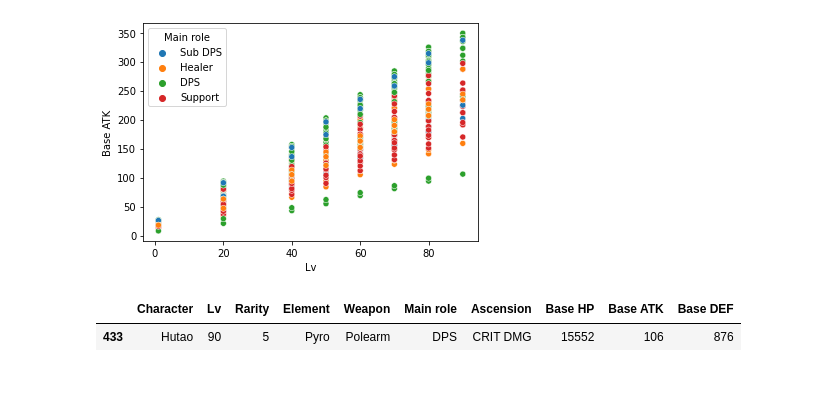
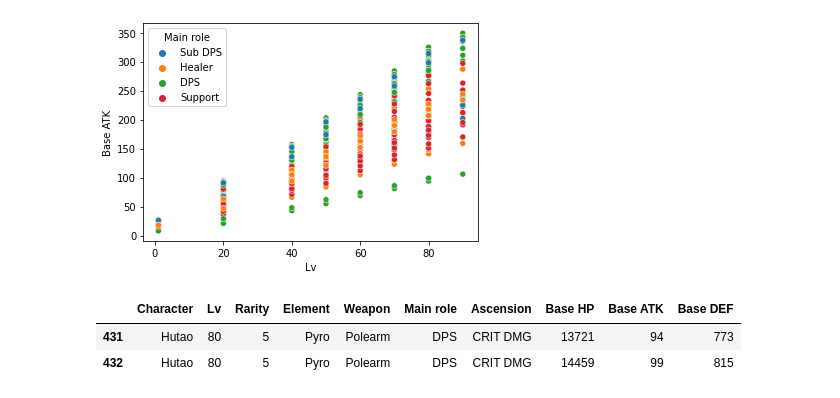
Before and after one commit to xiaowen-t/ds-project-template, a Jupyter notebook: notebooks/0.0-eda-example.ipynb, the cells around one changed output. Cells and saved outputs as stored; diff of their text form; code cells hidden in the pictures.

```diff
--- a/notebooks/0.0-eda-example.ipynb
+++ b/notebooks/0.0-eda-example.ipynb
@@ -43,7 +37,8 @@ sns.scatterplot(x=df['Lv'],y=df['Base ATK'], hue = df['Main role'])
 <AxesSubplot:xlabel='Lv', ylabel='Base ATK'>
 [figure]
 # %%
-df[(df['Base ATK']<120)&(df['Lv']==90)]
+df[(df['Base ATK']<100)&(df['Lv']==80)]
 # %% [output]
 |  | Character | Lv | Rarity | Element | Weapon | Main role | Ascension | Base HP | Base ATK | Base DEF |
-| 433 | Hutao | 90 | 5 | Pyro | Polearm | DPS | CRIT DMG | 15552 | 106 | 876 |
+| 431 | Hutao | 80 | 5 | Pyro | Polearm | DPS | CRIT DMG | 13721 | 94 | 773 |
+| 432 | Hutao | 80 | 5 | Pyro | Polearm | DPS | CRIT DMG | 14459 | 99 | 815 |
```
Also changed, not shown: parts of 2 cells of this notebook, 5 other files.
